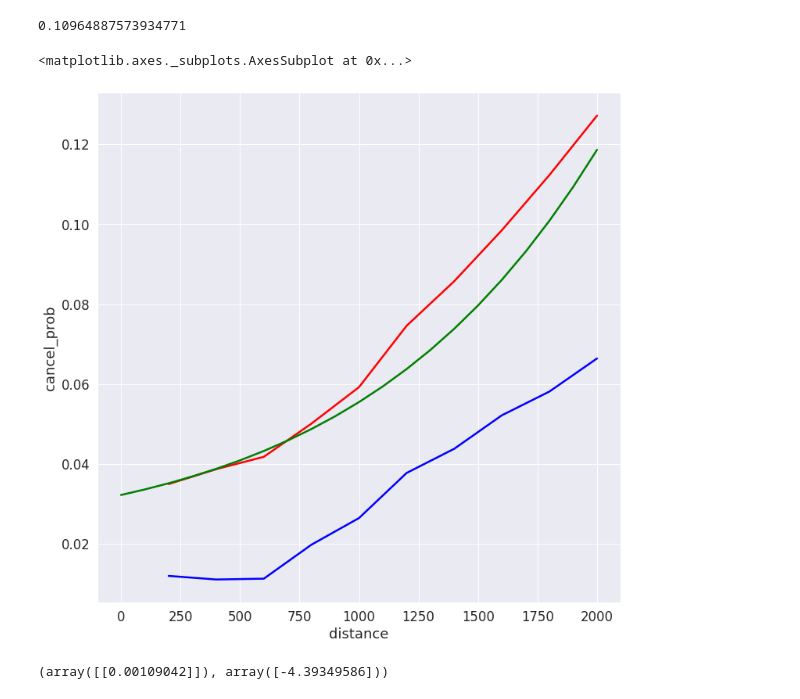
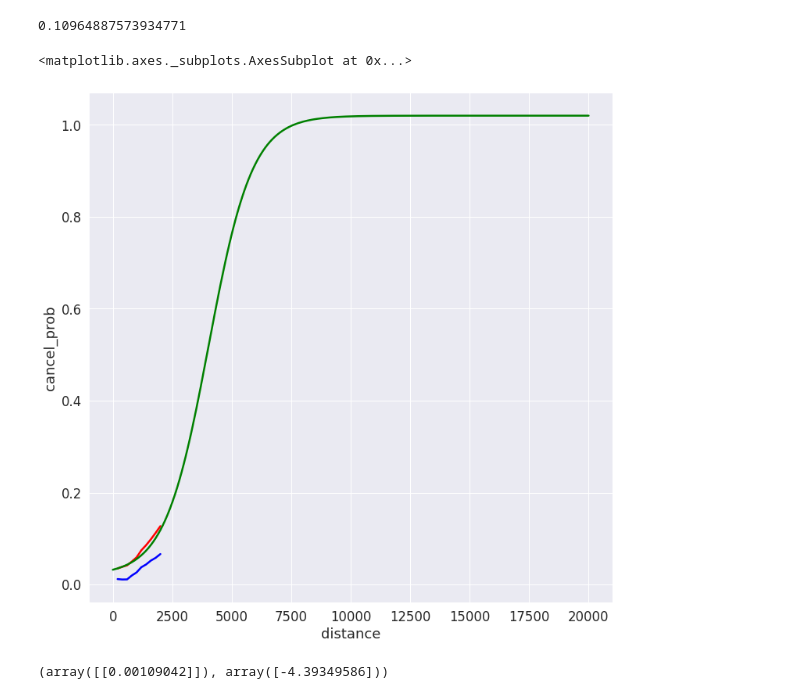
Before and after one commit to jrvangogh/kddcup-2020, a Jupyter notebook: notebooks/cancel_prob.ipynb, the cells around one changed output. Saved outputs shown, nothing was run; the diff lists cells and outputs as text; code cells hidden in the pictures.

```diff
--- a/notebooks/cancel_prob.ipynb
+++ b/notebooks/cancel_prob.ipynb
@@ -103,15 +103,15 @@ rmse(stacked['cancel_prob'], stacked['pred'])
 # %% [output]
 0.10964887573934771
 # %%
-distances = np.arange(0, 2100, 100)
+distances = np.arange(0, 20100, 100)
 fig, ax = plt.subplots()
 fig.set_size_inches(12, 12)
 sns.lineplot(data=mean_df, x='distance', y='cancel_prob', ax=ax, color='red')
 sns.lineplot(data=med_df, x='distance', y='cancel_prob', ax=ax, color='blue')
 sns.lineplot(x=distances, y=log_r.predict(distances.reshape(-1, 1))[:, 0] + 0.02, color='green')
 # %% [output]
 <matplotlib.axes._subplots.AxesSubplot at 0x...>
-[figure, old version]
+[figure, new version]
 # %%
 log_r.coef_, log_r.intercept_
 # %% [output]
```
Also changed, not shown: parts of 1 cell of this notebook, 3 other files.
